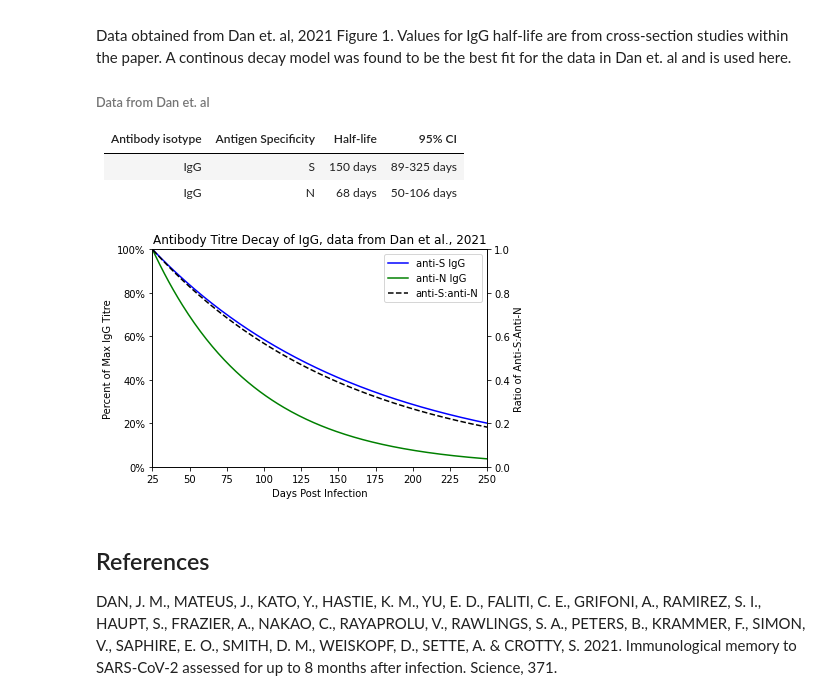
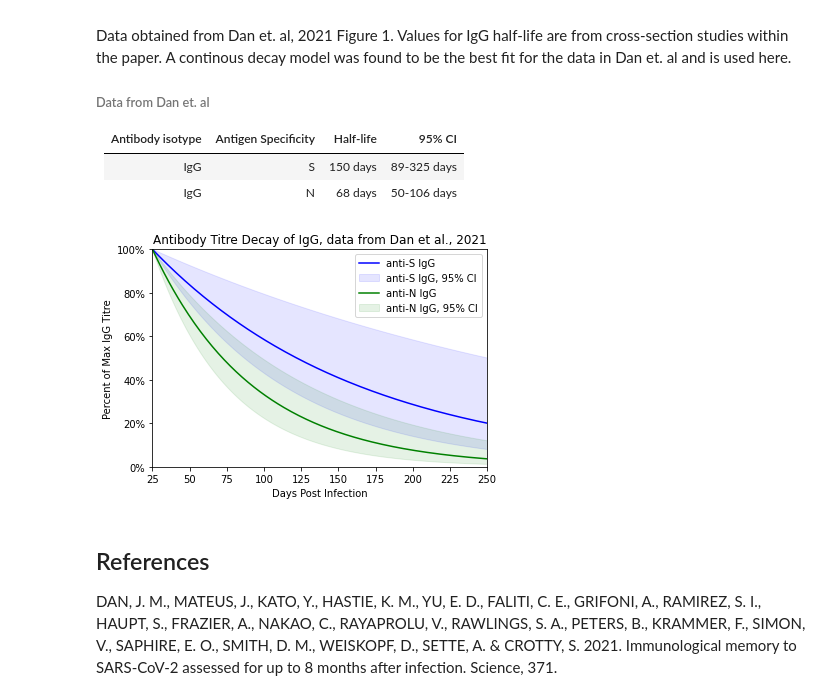
Before and after one commit to SamBenton1/Dissertation-Project, a Jupyter notebook: Literature Review Figure 3 - Antibody Decay.ipynb, the cells around one changed output. Cells and saved outputs as stored; diff of their text form; code cells hidden in the pictures.

Commit message:
Remove Ratios

```diff
--- a/Literature Review Figure 3 - Antibody Decay.ipynb
+++ b/Literature Review Figure 3 - Antibody Decay.ipynb
@@ -33,44 +33,38 @@ ax.yaxis.set_major_formatter(mtick.PercentFormatter())
 
 # Labels
 ax.set_title('Antibody Titre Decay of IgG, data from Dan et al., 2021')
 ax.set_xlabel('Days Post Infection')
 ax.set_ylabel('Percent of Max IgG Titre')
-ratio_ax = ax.twinx()
-ratio_ax.set_ylim(0, 1)
-ratio_ax.set_ylabel('Ratio of Anti-S:Anti-N')
 
 # Data from paper
 peak_IgG_day = 25
 peak_S_IgG = 100
 peak_N_IgG = 100
 S_IgG = (89, 140, 325)
 N_IgG = (50, 68, 106)
 
 # Plotting lines
 x = np.linspace(0, 350, 350)
 S_lower_data = [continuous_exp_decay(S_IgG[0], t, peak_IgG_day, peak_S_IgG) for t in x]
 S_mean_data = [continuous_exp_decay(S_IgG[1], t, peak_IgG_day, peak_S_IgG) for t in x]
 S_mean, = ax.plot(x, S_mean_data,c='b', ls='-')
 S_upper_data = [continuous_exp_decay(S_IgG[2], t, peak_IgG_day, peak_S_IgG) for t in x]
 N_lower_data = [continuous_exp_decay(N_IgG[0], t, peak_IgG_day, peak_N_IgG) for t in x]
 N_mean_data = [continuous_exp_decay(N_IgG[1], t, peak_IgG_day, peak_N_IgG) for t in x]
 N_mean, = ax.plot(x, N_mean_data,c='g', ls='-')
 N_upper_data = [continuous_exp_decay(N_IgG[2], t, peak_IgG_day, peak_N_IgG) for t in x]
-# S_fill = ax.fill_between(x, S_lower_data, S_upper_data, color='b', alpha=0.1)
-# N_fill = ax.fill_between(x, N_lower_data, N_upper_data, color='g', alpha=0.1)
-
-ratio = list(map(lambda x: x[1]/x[0], zip(S_mean_data, N_mean_data)))
-r, = ratio_ax.plot(x, ratio, c='black', ls='--')
+S_fill = ax.fill_between(x, S_lower_data, S_upper_data, color='b', alpha=0.1)
+N_fill = ax.fill_between(x, N_lower_data, N_upper_data, color='g', alpha=0.1)
 
 # Legend and annotations
-ax.legend([S_mean,N_mean, r],
-          ['anti-S IgG', 'anti-N IgG', 'anti-S:anti-N'],
+ax.legend([S_mean, S_fill, N_mean, N_fill],
+          ['anti-S IgG', 'anti-S IgG, 95% CI', 'anti-N IgG', 'anti-N IgG, 95% CI'],
           bbox_to_anchor=(1, 1))
 
 
 fig.savefig('AntibodyTitreDecay3.png')
 # %% [output]
-[figure, old version]
+[figure, new version]
 # %% [markdown]
 ## References
 
```
